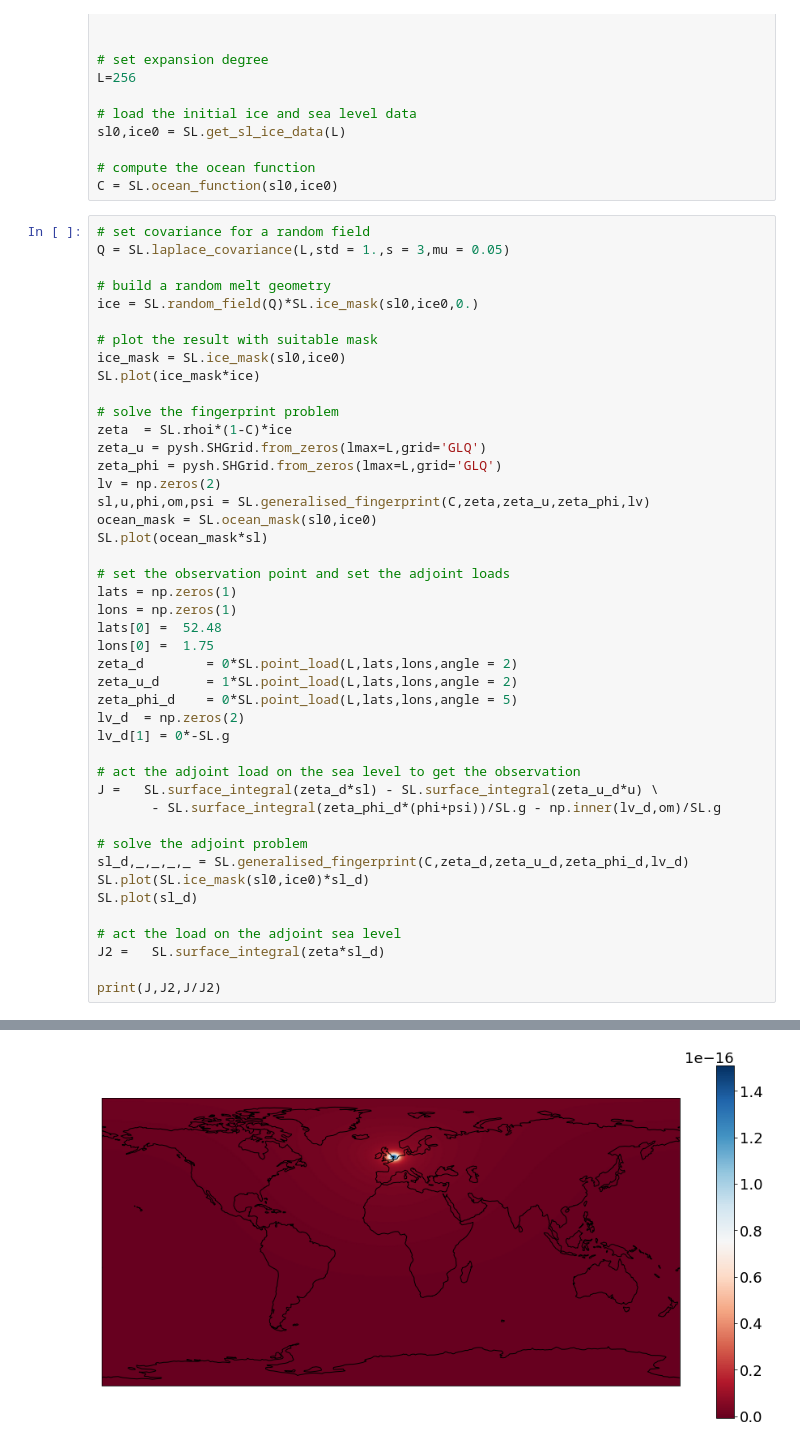
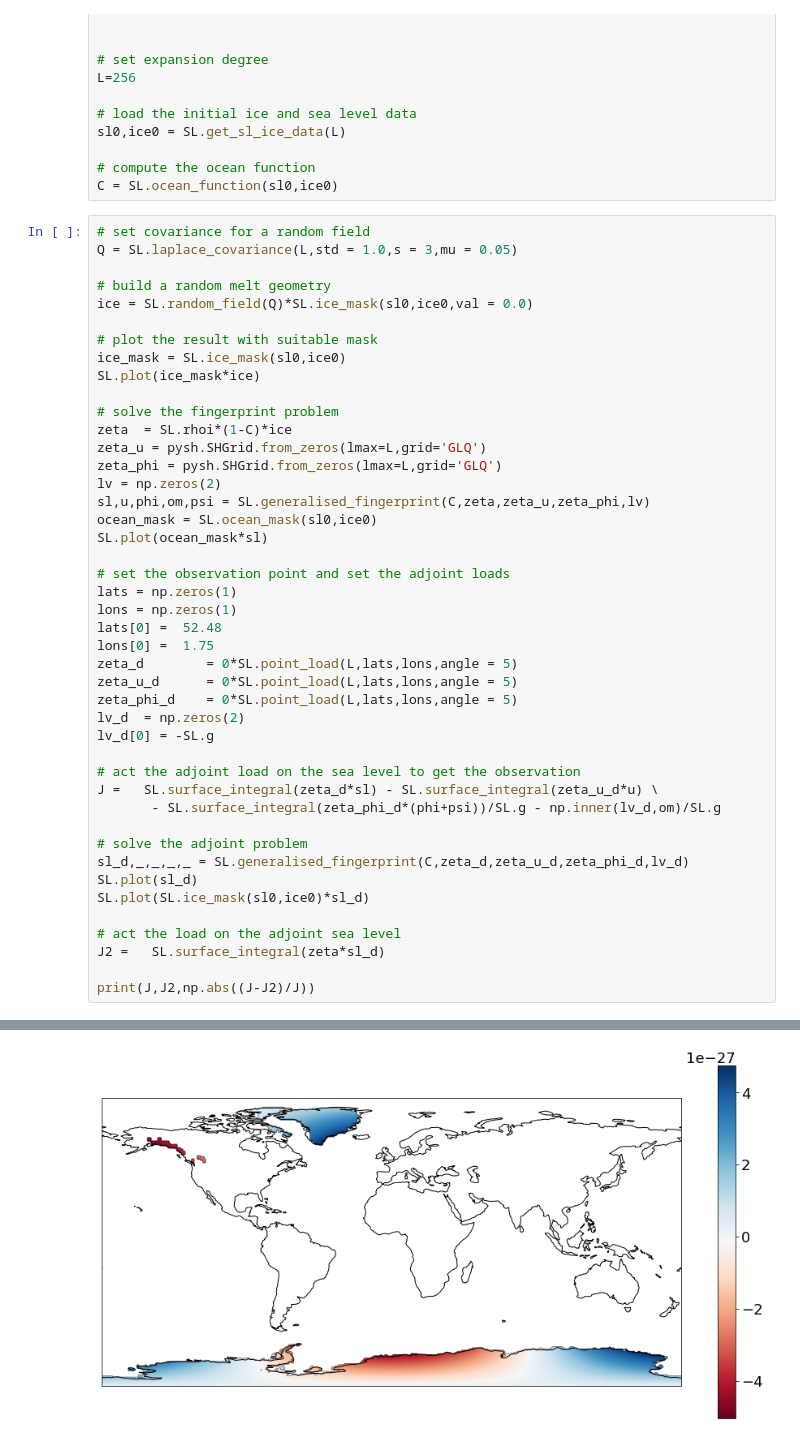
Before and after one commit to da380/SLReciprocityGJI, a Jupyter notebook: SLg.ipynb, the cells around one changed output, grey strips where cells are left out. Saved outputs shown, nothing was run; the diff lists cells and outputs as text.

```diff
--- a/SLg.ipynb
+++ b/SLg.ipynb
@@ -27,10 +30,10 @@ sl0,ice0 = SL.get_sl_ice_data(L)
 C = SL.ocean_function(sl0,ice0)
 # %%
 # set covariance for a random field
-Q = SL.laplace_covariance(L,std = 1.,s = 3,mu = 0.05)
+Q = SL.laplace_covariance(L,std = 1.0,s = 3,mu = 0.05)
 
 # build a random melt geometry
-ice = SL.random_field(Q)*SL.ice_mask(sl0,ice0,0.)
+ice = SL.random_field(Q)*SL.ice_mask(sl0,ice0,val = 0.0)
 
 # plot the result with suitable mask
 ice_mask = SL.ice_mask(sl0,ice0)
@@ -50,11 +53,11 @@ lats = np.zeros(1)
 lons = np.zeros(1)
 lats[0] =  52.48
 lons[0] =  1.75
-zeta_d        = 0*SL.point_load(L,lats,lons,angle = 2)
-zeta_u_d      = 1*SL.point_load(L,lats,lons,angle = 2)
+zeta_d        = 0*SL.point_load(L,lats,lons,angle = 5)
+zeta_u_d      = 0*SL.point_load(L,lats,lons,angle = 5)
 zeta_phi_d    = 0*SL.point_load(L,lats,lons,angle = 5)
 lv_d  = np.zeros(2)
-lv_d[1] = 0*-SL.g
+lv_d[0] = -SL.g
 
 # act the adjoint load on the sea level to get the observation
 J =   SL.surface_integral(zeta_d*sl) - SL.surface_integral(zeta_u_d*u) \
@@ -62,11 +65,11 @@ J =   SL.surface_integral(zeta_d*sl) - SL.surface_integral(zeta_u_d*u) \
 
 # solve the adjoint problem
 sl_d,_,_,_,_ = SL.generalised_fingerprint(C,zeta_d,zeta_u_d,zeta_phi_d,lv_d)
+SL.plot(sl_d)
 SL.plot(SL.ice_mask(sl0,ice0)*sl_d)
-SL.plot(sl_d)
 
 # act the load on the adjoint sea level
 J2 =   SL.surface_integral(zeta*sl_d)
 
-print(J,J2,J/J2)
+print(J,J2,np.abs((J-J2)/J))
 # %% [output]
@@ -96 +98 @@ iteration =  10 relative change =  5.475746919425309e-07
-[figure, old version]
+[figure, new version]
```
Also changed, not shown: parts of 2 cells of this notebook, 4 other files.
